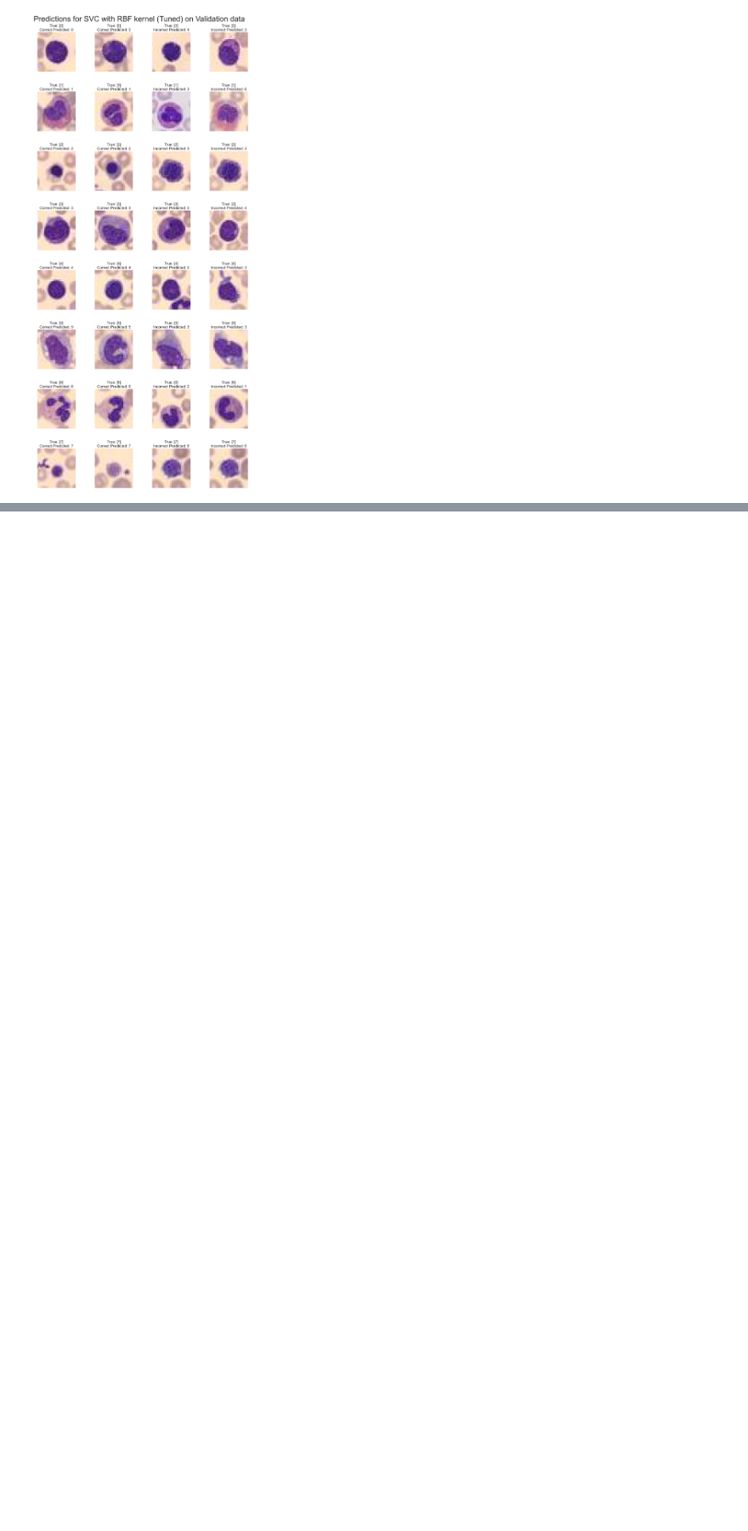
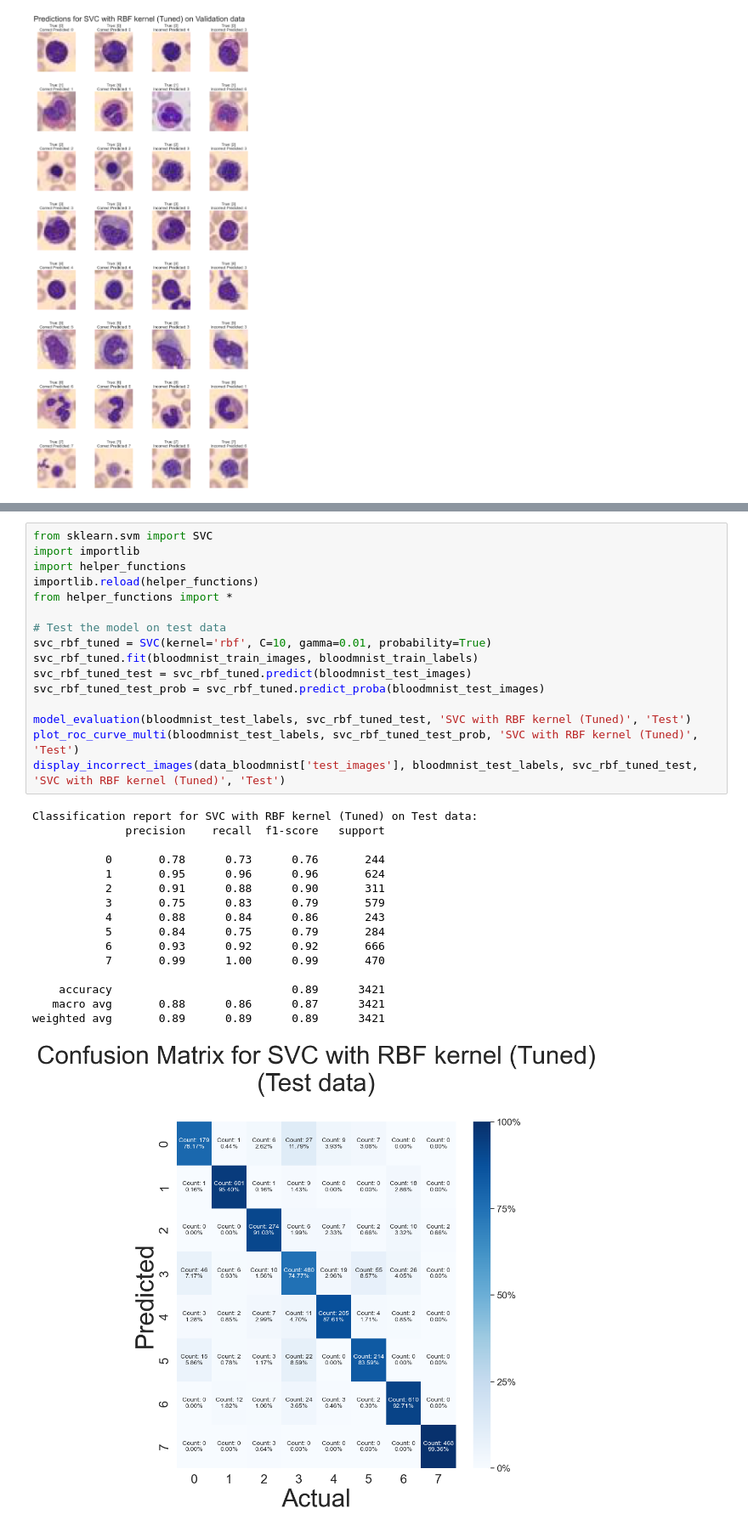
Before and after one commit to phil-mira/AMLS_assignment24_25, a Jupyter notebook: B/main_B.ipynb, the cells around one changed output, grey strips where cells are left out. Shown at 85% size. Saved outputs shown, nothing was run; the diff lists cells and outputs as text; blank space fills up the shorter version.

```diff
--- a/B/main_B.ipynb
+++ b/B/main_B.ipynb
@@ -207,0 +195,33 @@ Validation Loss: 0.6080, Accuracy: 77.28%
+# %%
+from sklearn.svm import SVC
+import importlib
+import helper_functions
+importlib.reload(helper_functions)
+from helper_functions import *
+
+# Test the model on test data
+svc_rbf_tuned = SVC(kernel='rbf', C=10, gamma=0.01, probability=True)
+svc_rbf_tuned.fit(bloodmnist_train_images, bloodmnist_train_labels)
+svc_rbf_tuned_test = svc_rbf_tuned.predict(bloodmnist_test_images)
+svc_rbf_tuned_test_prob = svc_rbf_tuned.predict_proba(bloodmnist_test_images)
+
+model_evaluation(bloodmnist_test_labels, svc_rbf_tuned_test, 'SVC with RBF kernel (Tuned)', 'Test')
+plot_roc_curve_multi(bloodmnist_test_labels, svc_rbf_tuned_test_prob, 'SVC with RBF kernel (Tuned)', 'Test')
+display_incorrect_images(data_bloodmnist['test_images'], bloodmnist_test_labels, svc_rbf_tuned_test, 'SVC with RBF kernel (Tuned)', 'Test')
+# %% [output]
+Classification report for SVC with RBF kernel (Tuned) on Test data:
+              precision    recall  f1-score   support
+
+           0       0.78      0.73      0.76       244
+           1       0.95      0.96      0.96       624
+           2       0.91      0.88      0.90       311
+           3       0.75      0.83      0.79       579
+           4       0.88      0.84      0.86       243
+           5       0.84      0.75      0.79       284
+           6       0.93      0.92      0.92       666
+           7       0.99      1.00      0.99       470
+
+    accuracy                           0.89      3421
+   macro avg       0.88      0.86      0.87      3421
+weighted avg       0.89      0.89      0.89      3421
+[figure, added]
```
Also changed, not shown: parts of 9 cells of this notebook, 2 other files.
